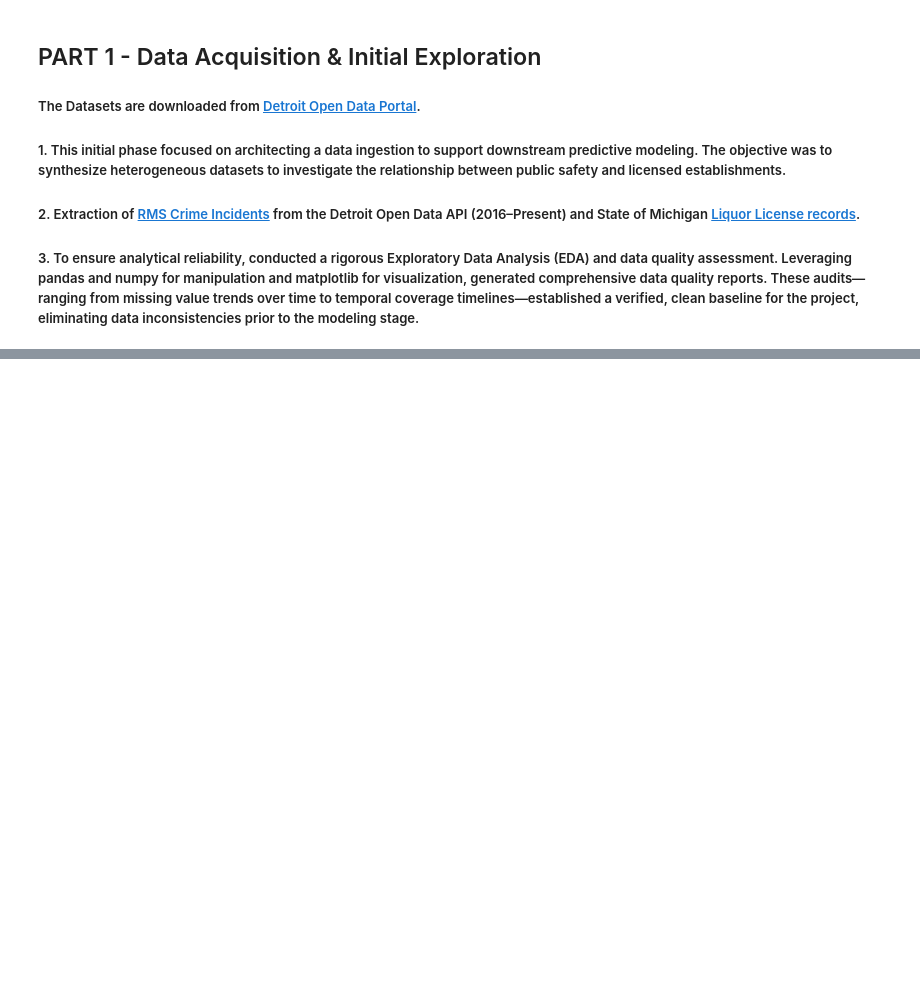
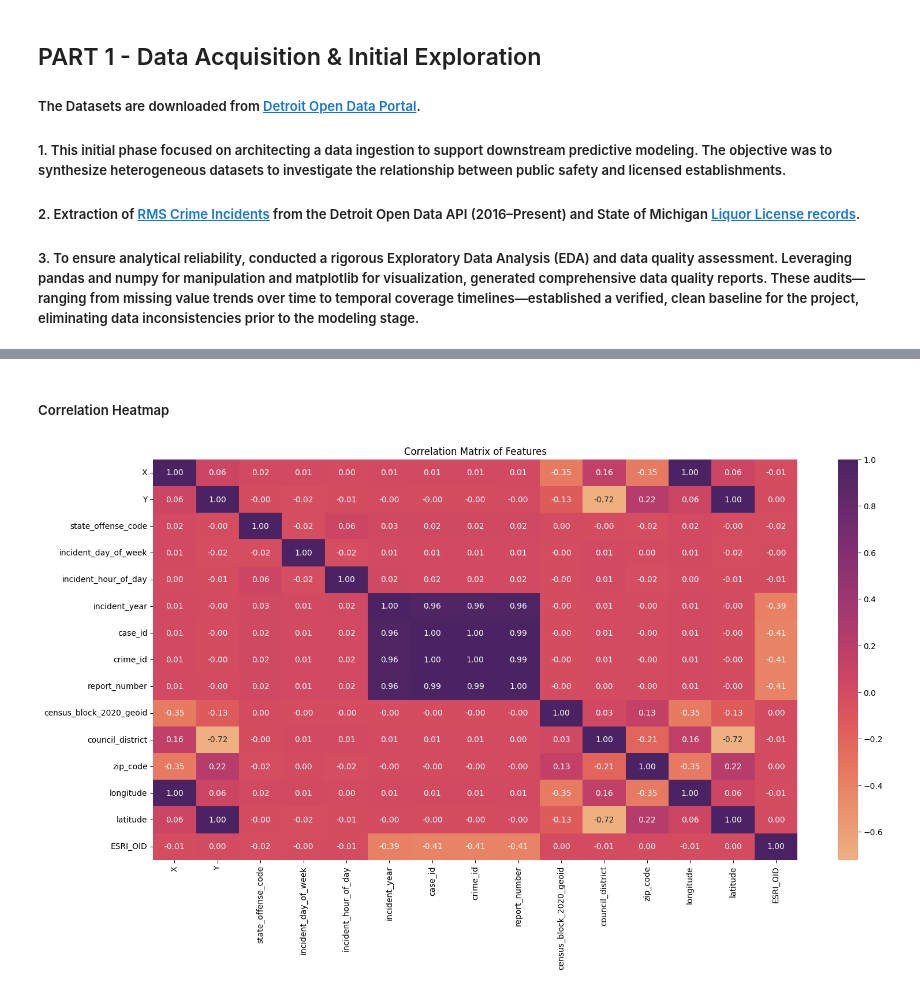
Before and after one commit to spacedust10/detroit-crime-analysis, a Jupyter notebook: analysis.ipynb, the cells around one changed output, grey strips where cells are left out. Saved outputs shown, nothing was run; the diff lists cells and outputs as text; code cells hidden in the pictures; blank space fills up the shorter version.

```diff
--- a/analysis.ipynb
+++ b/analysis.ipynb
@@ -12,0 +86,12 @@
+# %% [markdown]
+##### Correlation Heatmap
+# %%
+numerical_data = crime_incidents.select_dtypes(include=['number'])
+correlation_matrix = numerical_data.corr()
+
+plt.figure(figsize=(18, 9))
+sns.heatmap(correlation_matrix, annot=True, cmap='flare', fmt=".2f")
+plt.title('Correlation Matrix of Features')
+plt.show()
+# %% [output]
+[figure, added]
```
Also changed, not shown: parts of 9 cells of this notebook.
